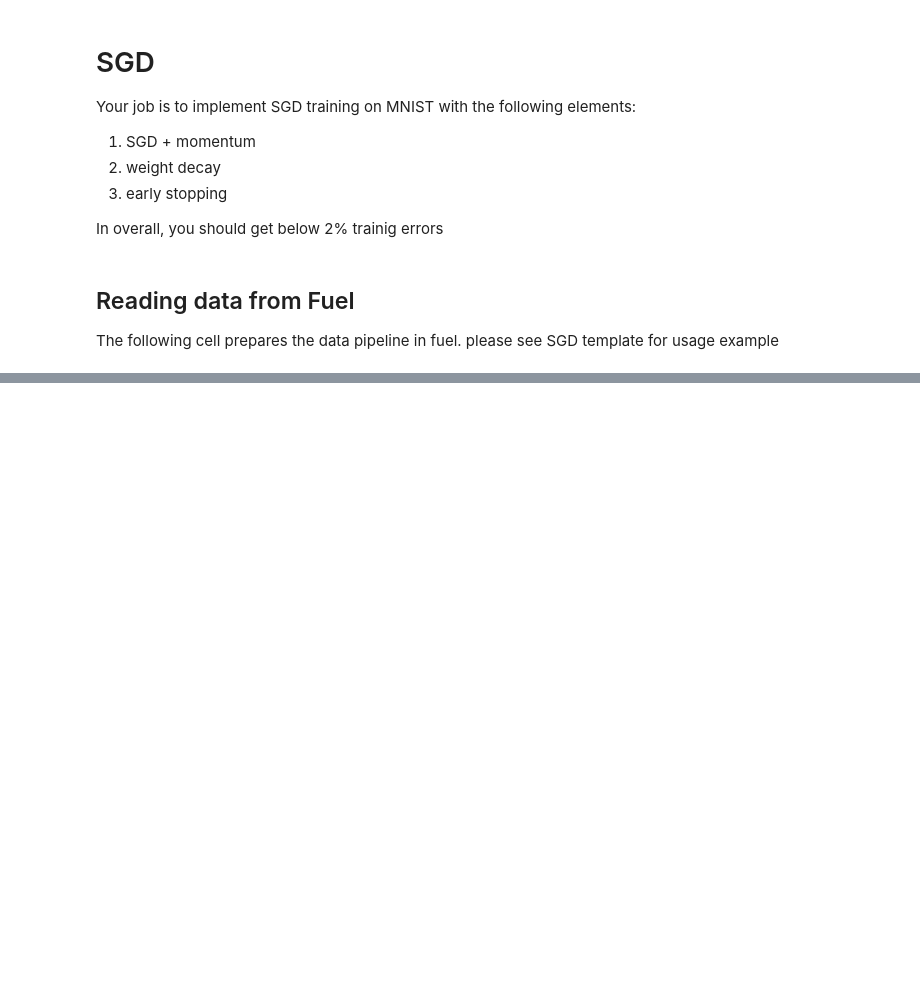
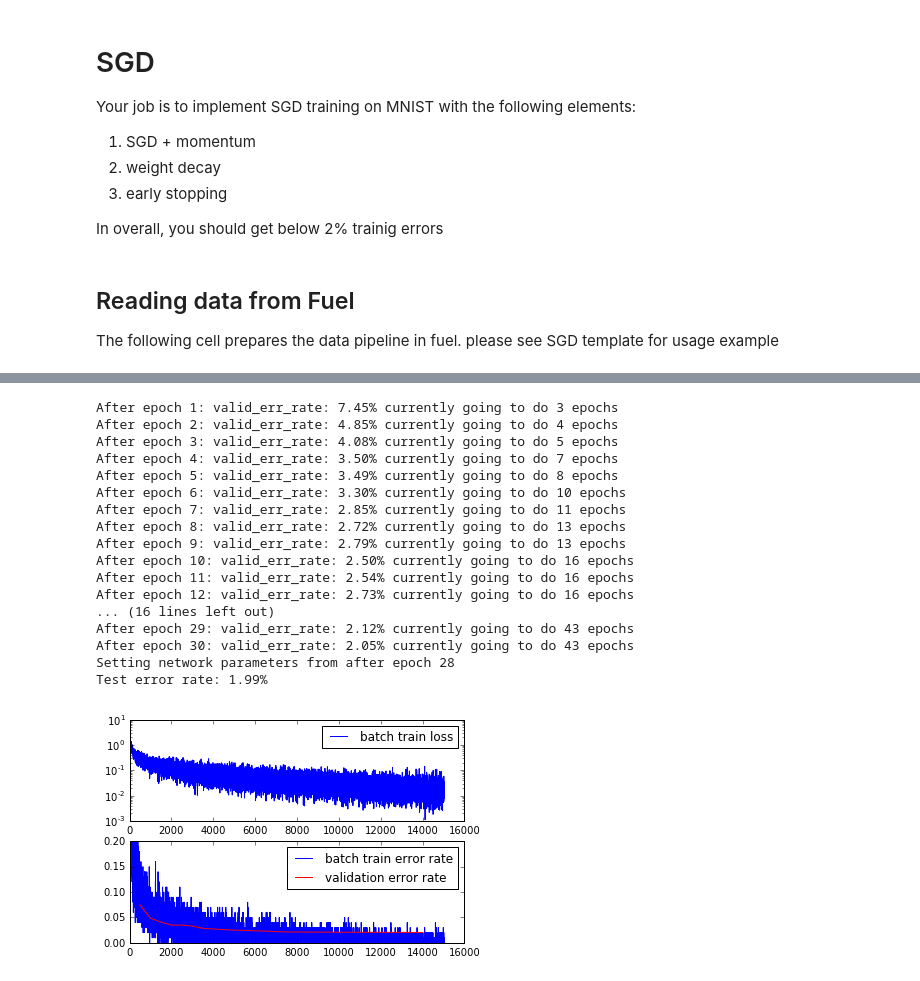
Before and after one commit to ciechowoj/nn_assignments, a Jupyter notebook: assignment5/starter_code_problems_6_12.ipynb, the cells around one changed output, grey strips where cells are left out. Cells and saved outputs as stored; diff of their text form; code cells hidden in the pictures; blank space fills up the shorter version.

```diff
--- a/assignment5/starter_code_problems_6_12.ipynb
+++ b/assignment5/starter_code_problems_6_12.ipynb
@@ -499,0 +505,21 @@ compute_error_rate(net, mnist_test_stream)
+# %%
+instance(256, 1e-1, 1, 1e-7, 5e-2, 1e-1, True)
+# %% [output]
+After epoch 1: valid_err_rate: 7.45% currently going to do 3 epochs
+After epoch 2: valid_err_rate: 4.85% currently going to do 4 epochs
+After epoch 3: valid_err_rate: 4.08% currently going to do 5 epochs
+After epoch 4: valid_err_rate: 3.50% currently going to do 7 epochs
+After epoch 5: valid_err_rate: 3.49% currently going to do 8 epochs
+After epoch 6: valid_err_rate: 3.30% currently going to do 10 epochs
+After epoch 7: valid_err_rate: 2.85% currently going to do 11 epochs
+After epoch 8: valid_err_rate: 2.72% currently going to do 13 epochs
+After epoch 9: valid_err_rate: 2.79% currently going to do 13 epochs
+After epoch 10: valid_err_rate: 2.50% currently going to do 16 epochs
+After epoch 11: valid_err_rate: 2.54% currently going to do 16 epochs
+After epoch 12: valid_err_rate: 2.73% currently going to do 16 epochs
+... (16 lines left out)
+After epoch 29: valid_err_rate: 2.12% currently going to do 43 epochs
+After epoch 30: valid_err_rate: 2.05% currently going to do 43 epochs
+Setting network parameters from after epoch 28
+Test error rate: 1.99%
+[figure, added]
```
Also changed, not shown: parts of 13 cells of this notebook.
